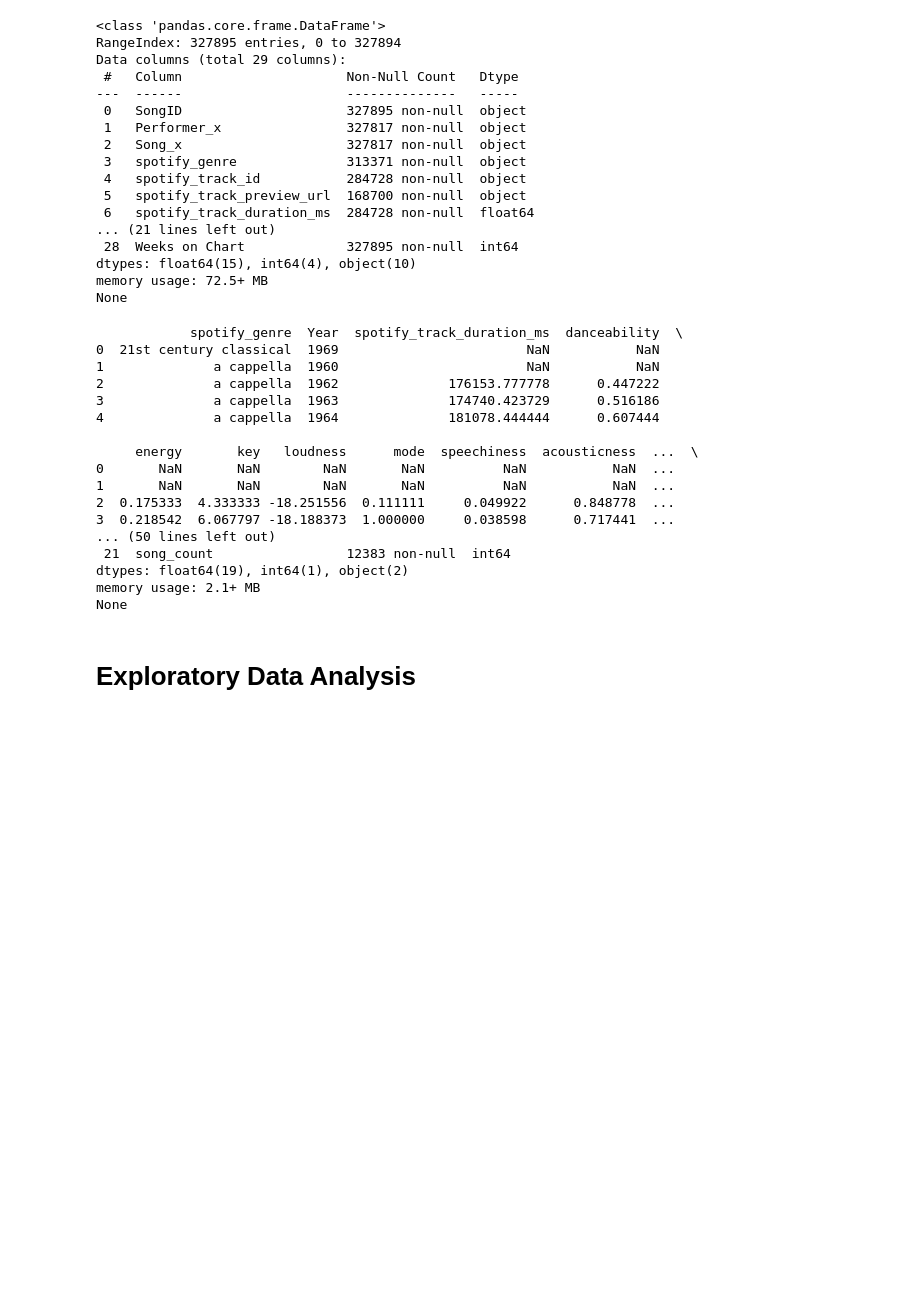
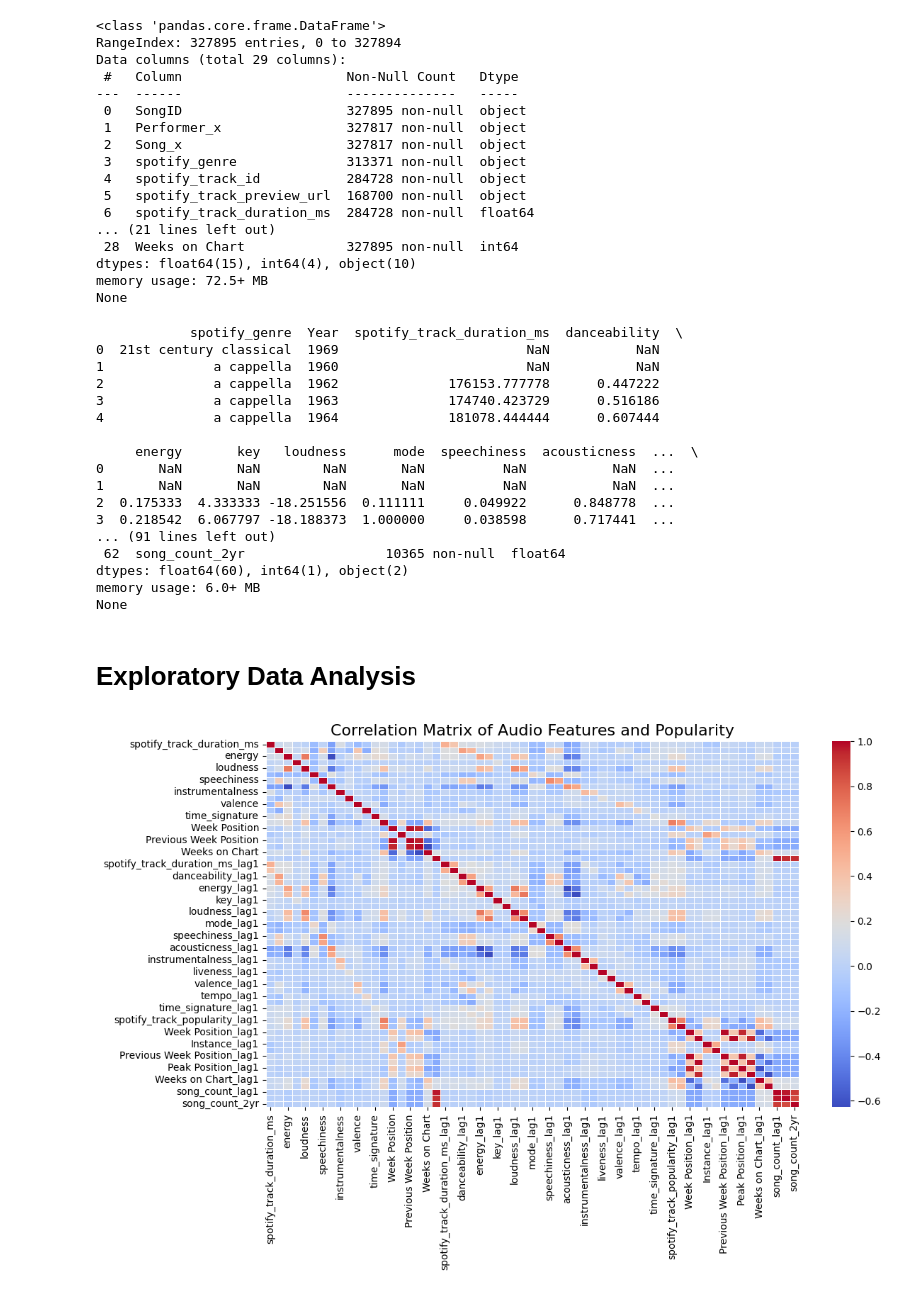
Before and after one commit to dcsajdak/MusicGenreTrends, a Jupyter notebook: MusicTrendForecasting.ipynb, the cells around one changed output. Cells and saved outputs as stored; diff of their text form; code cells hidden in the pictures; blank space fills up the shorter version.

```diff
--- a/MusicTrendForecasting.ipynb
+++ b/MusicTrendForecasting.ipynb
@@ -45,6 +48,19 @@ df = df.explode('spotify_genre') # genre is a list of genres for each song, want
 genre_df = df.groupby(['spotify_genre', 'Year']).agg({col: 'mean' for col in num_cols}).reset_index()
 song_counts = df.groupby(['spotify_genre', 'Year']).size().reset_index(name='song_count') # get song counts
 genre_df = pd.merge(genre_df, song_counts, on=['spotify_genre', 'Year'], how='left') # merge song counts with genre_df
+
+# add lag features for each numeric column
+for col in num_cols:
+    genre_df[f'{col}_lag1'] = genre_df.groupby('spotify_genre')[col].shift(1) # 1 year lag feature for each numeric column
+    genre_df[f'{col}_lag2'] = genre_df.groupby('spotify_genre')[col].shift(2) # 2 year lag feature for each numeric column
+
+# add lag features for song count
+genre_df['song_count_lag1'] = genre_df.groupby('spotify_genre')['song_count'].shift(1) # 1 year lag feature for song count
+genre_df['song_count_lag2'] = genre_df.groupby('spotify_genre')['song_count'].shift(2) # 2 year lag feature for song count
+
+# now add my target variable, song count 2 years later
+genre_df['song_count_2yr'] = genre_df.groupby('spotify_genre')['song_count'].shift(-2) # song count 2 years later
+
 print(genre_df.head())
 print(genre_df.info())
 # %% [output]
@@ -60,10 +76,22 @@ print(genre_df.info())
 1       NaN       NaN        NaN       NaN          NaN           NaN  ...
 2  0.175333  4.333333 -18.251556  0.111111     0.049922      0.848778  ...
 3  0.218542  6.067797 -18.188373  1.000000     0.038598      0.717441  ...
-... (50 lines left out)
- 21  song_count                 12383 non-null  int64
-dtypes: float64(19), int64(1), object(2)
-memory usage: 2.1+ MB
+... (91 lines left out)
+ 62  song_count_2yr                  10365 non-null  float64
+dtypes: float64(60), int64(1), object(2)
+memory usage: 6.0+ MB
 None
 # %% [markdown]
 # Exploratory Data Analysis
+# %%
+# plot correlation matrix heatmap
+corr = genre_df.corr(numeric_only=True)
+
+plt.figure(figsize=(12, 8))
+sns.heatmap(corr, annot=False, cmap='coolwarm', fmt=".2f", linewidths=0.5)
+
+plt.title("Correlation Matrix of Audio Features and Popularity", fontsize=16)
+plt.tight_layout()
+plt.show()
+# %% [output]
+[figure, added]
```
Also changed, not shown: parts of 5 cells of this notebook.
